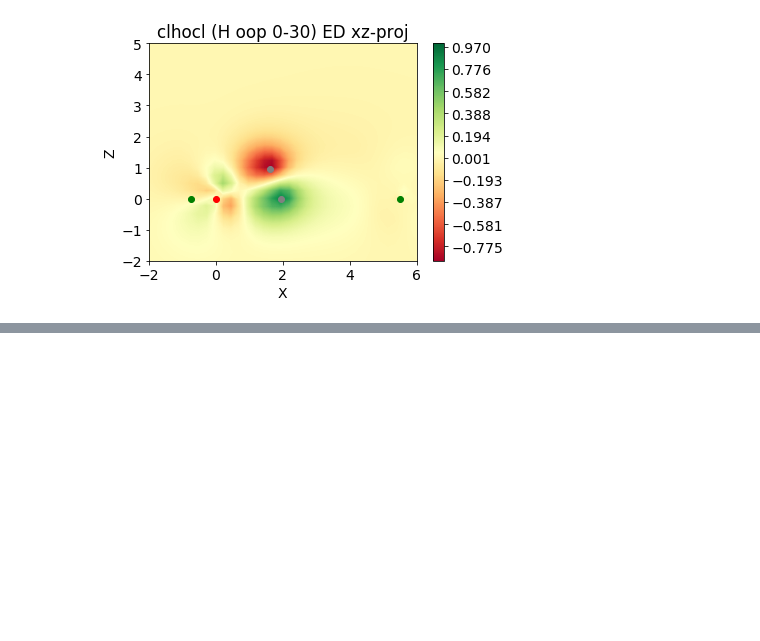
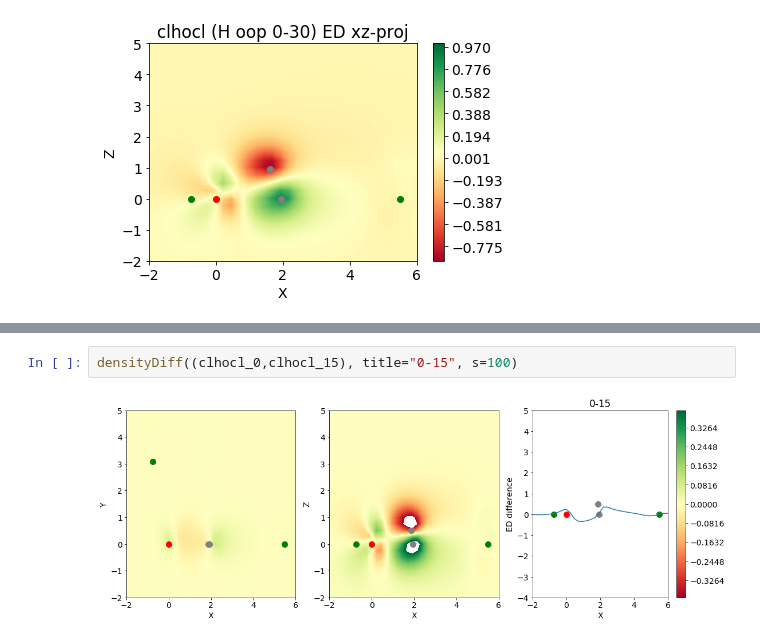
Before and after one commit to cgavinh/mccoy_hocl, a Jupyter notebook: ElectronDensity.ipynb, the cells around one changed output, grey strips where cells are left out. Cells and saved outputs as stored; diff of their text form; blank space fills up the shorter version.

```diff
--- a/ElectronDensity.ipynb
+++ b/ElectronDensity.ipynb
@@ -613,0 +596,4 @@ plt.show()
+# %%
+densityDiff((clhocl_0,clhocl_15), title="0-15", s=100)
+# %% [output]
+[figure, added]
```
Also changed, not shown: parts of 19 cells of this notebook.
